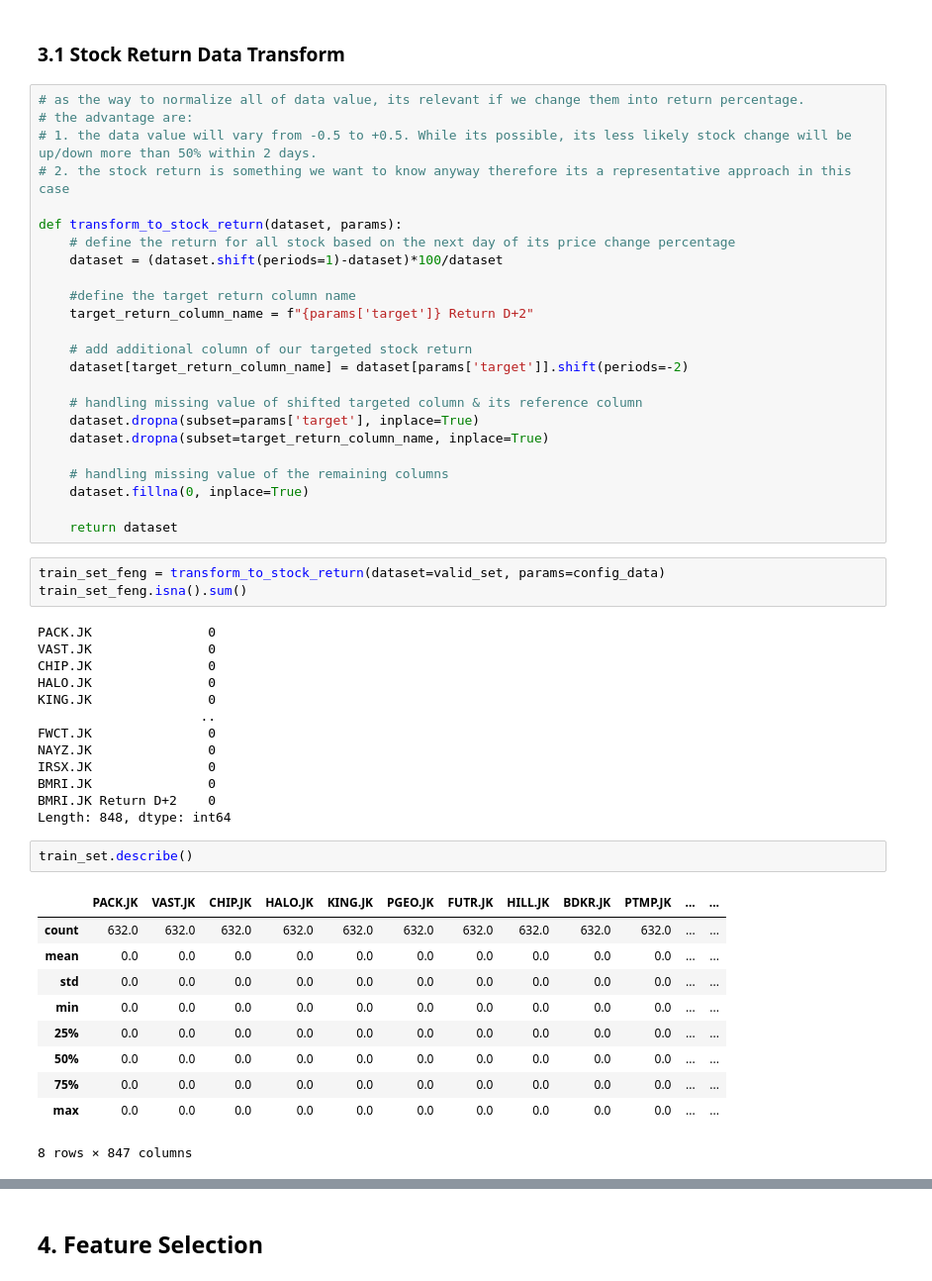
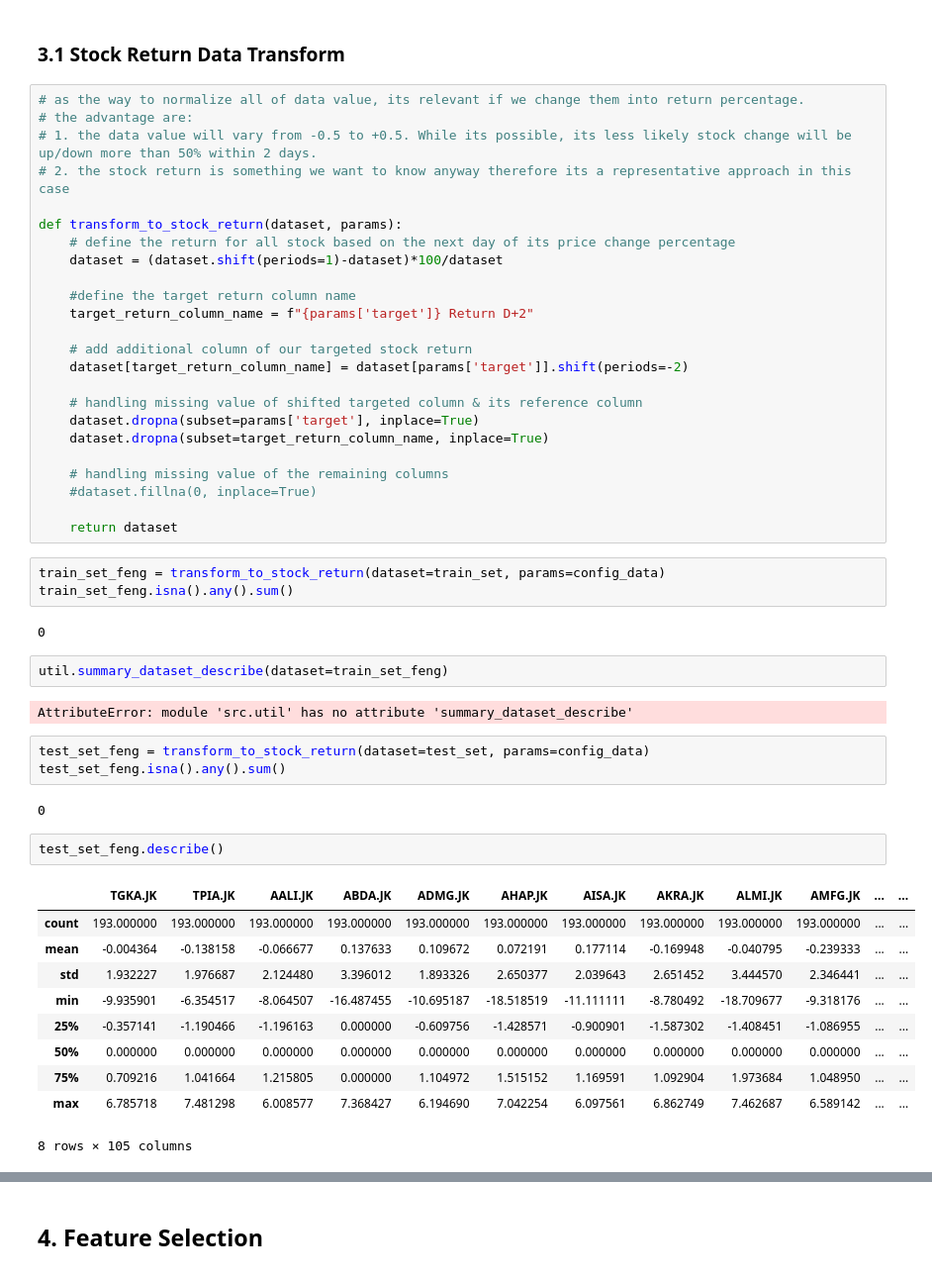
Before and after one commit to tgaufa/stock_prediction_time_series_modelling, a Jupyter notebook: 2. preprocessing.ipynb, the cells around one changed output, grey strips where cells are left out. Shown: that part at 99% size. Drawn from its saved outputs; the diff is of its cells as text.

```diff
--- a/2. preprocessing.ipynb
+++ b/2. preprocessing.ipynb
@@ -57,35 +57,33 @@ def transform_to_stock_return(dataset, params):
     dataset.dropna(subset=target_return_column_name, inplace=True)
 
     # handling missing value of the remaining columns
-    dataset.fillna(0, inplace=True)
+    #dataset.fillna(0, inplace=True)
 
     return dataset
 # %%
-train_set_feng = transform_to_stock_return(dataset=valid_set, params=config_data)
-train_set_feng.isna().sum()
+train_set_feng = transform_to_stock_return(dataset=train_set, params=config_data)
+train_set_feng.isna().any().sum()
 # %% [output]
-PACK.JK               0
-VAST.JK               0
-CHIP.JK               0
-HALO.JK               0
-KING.JK               0
-                     ..
-FWCT.JK               0
-NAYZ.JK               0
-IRSX.JK               0
-BMRI.JK               0
-BMRI.JK Return D+2    0
-Length: 848, dtype: int64
+0
+# %%
+util.summary_dataset_describe(dataset=train_set_feng)
+# %% [output]
+AttributeError: module 'src.util' has no attribute 'summary_dataset_describe'
+# %%
+test_set_feng = transform_to_stock_return(dataset=test_set, params=config_data)
+test_set_feng.isna().any().sum()
+# %% [output]
+0
 # %%
-train_set.describe()
+test_set_feng.describe()
 # %% [output]
-|  | PACK.JK | VAST.JK | CHIP.JK | HALO.JK | KING.JK | PGEO.JK | FUTR.JK | HILL.JK | BDKR.JK | PTMP.JK | ... | ... |
-| count | 632.0 | 632.0 | 632.0 | 632.0 | 632.0 | 632.0 | 632.0 | 632.0 | 632.0 | 632.0 | ... | ... |
-| mean | 0.0 | 0.0 | 0.0 | 0.0 | 0.0 | 0.0 | 0.0 | 0.0 | 0.0 | 0.0 | ... | ... |
-| std | 0.0 | 0.0 | 0.0 | 0.0 | 0.0 | 0.0 | 0.0 | 0.0 | 0.0 | 0.0 | ... | ... |
-| min | 0.0 | 0.0 | 0.0 | 0.0 | 0.0 | 0.0 | 0.0 | 0.0 | 0.0 | 0.0 | ... | ... |
-| 25% | 0.0 | 0.0 | 0.0 | 0.0 | 0.0 | 0.0 | 0.0 | 0.0 | 0.0 | 0.0 | ... | ... |
-| 50% | 0.0 | 0.0 | 0.0 | 0.0 | 0.0 | 0.0 | 0.0 | 0.0 | 0.0 | 0.0 | ... | ... |
-| 75% | 0.0 | 0.0 | 0.0 | 0.0 | 0.0 | 0.0 | 0.0 | 0.0 | 0.0 | 0.0 | ... | ... |
-| max | 0.0 | 0.0 | 0.0 | 0.0 | 0.0 | 0.0 | 0.0 | 0.0 | 0.0 | 0.0 | ... | ... |
+|  | TGKA.JK | TPIA.JK | AALI.JK | ABDA.JK | ADMG.JK | AHAP.JK | AISA.JK | AKRA.JK | ALMI.JK | AMFG.JK | ... | ... |
+| count | 193.000000 | 193.000000 | 193.000000 | 193.000000 | 193.000000 | 193.000000 | 193.000000 | 193.000000 | 193.000000 | 193.000000 | ... | ... |
+| mean | -0.004364 | -0.138158 | -0.066677 | 0.137633 | 0.109672 | 0.072191 | 0.177114 | -0.169948 | -0.040795 | -0.239333 | ... | ... |
+| std | 1.932227 | 1.976687 | 2.124480 | 3.396012 | 1.893326 | 2.650377 | 2.039643 | 2.651452 | 3.444570 | 2.346441 | ... | ... |
+| min | -9.935901 | -6.354517 | -8.064507 | -16.487455 | -10.695187 | -18.518519 | -11.111111 | -8.780492 | -18.709677 | -9.318176 | ... | ... |
+| 25% | -0.357141 | -1.190466 | -1.196163 | 0.000000 | -0.609756 | -1.428571 | -0.900901 | -1.587302 | -1.408451 | -1.086955 | ... | ... |
+| 50% | 0.000000 | 0.000000 | 0.000000 | 0.000000 | 0.000000 | 0.000000 | 0.000000 | 0.000000 | 0.000000 | 0.000000 | ... | ... |
+| 75% | 0.709216 | 1.041664 | 1.215805 | 0.000000 | 1.104972 | 1.515152 | 1.169591 | 1.092904 | 1.973684 | 1.048950 | ... | ... |
+| max | 6.785718 | 7.481298 | 6.008577 | 7.368427 | 6.194690 | 7.042254 | 6.097561 | 6.862749 | 7.462687 | 6.589142 | ... | ... |
-8 rows × 847 columns
+8 rows × 105 columns
```
Also changed, not shown: parts of 2 cells of this notebook, 10 other files.
